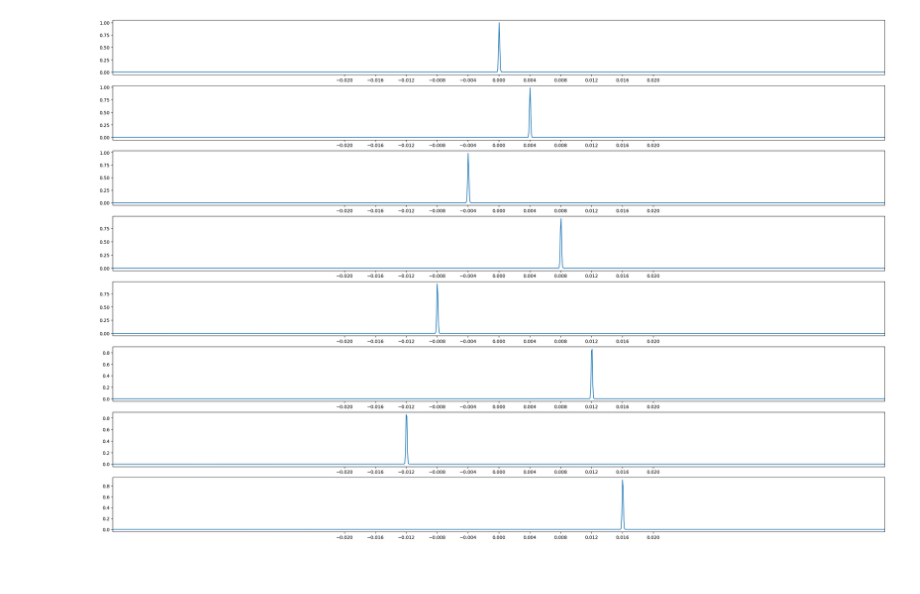
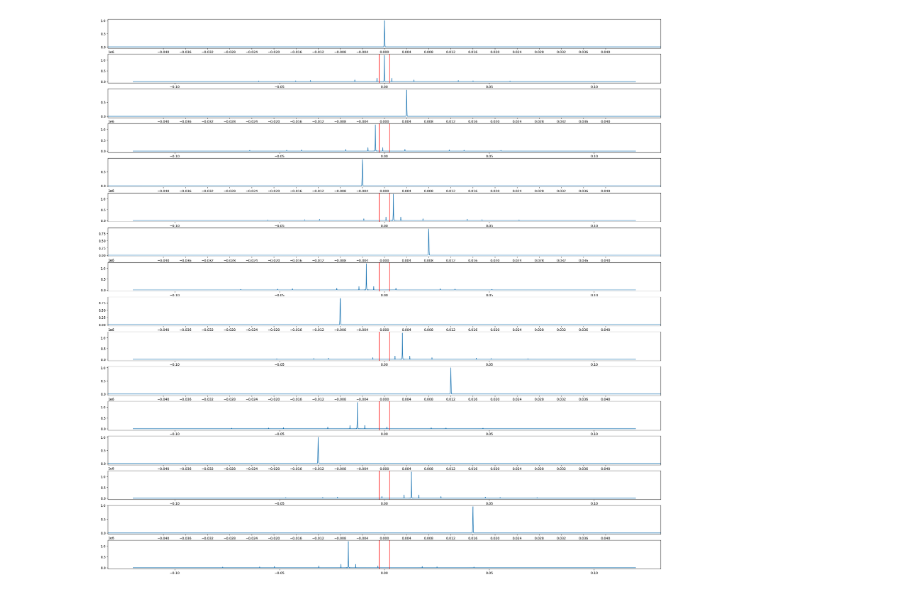
Before and after one commit to coreypowerdejong/simple_sim, a Jupyter notebook: test.ipynb, the cells around one changed output. Saved outputs shown, nothing was run; the diff lists cells and outputs as text; code cells hidden in the pictures.

Commit message:
Led array test script working

```diff
--- a/test.ipynb
+++ b/test.ipynb
@@ -14,23 +14,29 @@ setup = {
 }
 n = setup['N']
 sample_size = 4096
-sample = test_sum(sample_size, a=255, n_cycles=50, sigma=0.1)
+sample = test_sum(sample_size, a=255, n_cycles=512, sigma=0.1)
 object = np.zeros(n, dtype=np.complex128)
-object[n//2-sample_size//2:n//2+sample_size//2] = sample
+object = center_splice(object, sample)
 # %%
-_, ax = plt.subplots(8, 1, figsize=(30, 20))
-for i, x in enumerate(led_array(n_leds=32, spacing=4e-3)):
-    if i == 8:
-        break
+_, ax = plt.subplots(16, 1, figsize=(30, 30))
+
+# compute coordinates for aperture field
+kx = np.fft.fftfreq(setup['N'], d=setup['L']/setup['N'])
+kx = np.fft.fftshift(kx)*setup['lambda_0']*setup['f1']
+
+for i, (x, units) in enumerate(led_array(n_leds=8, spacing=4e-3)):
     x_out, _ = propogate_field(x)
     x_field = np.zeros(n, dtype=np.complex128)
     x_field[n//2-5000//2:n//2+5000//2] = x_out
     object_field = x_field * object
 
     # output = image(object_field, setup)
-    x_units = np.linspace(-0.223, 0.223, 5000)
-    ax[i].plot(x_units, np.abs(x))
-    ax[i].set_xticks([i*4e-3 for i in range(-5,6)])
-    ax[i].set_xlim(-0.05, 0.05)
+
+    ax[2*i].plot(units, np.abs(x))
+    ax[2*i].set_xticks([i*4e-3 for i in range(-10,11)])
+    ax[2*i].set_xlim(-0.05, 0.05)
+    ax[2*i+1].plot(kx, np.abs(fft(object_field)))
+    ax[2*i+1].axvline(x=setup['A']/2, color='r')
+    ax[2*i+1].axvline(x=-setup['A']/2, color='r')
 # %% [output]
-[figure, old version]
+[figure, new version]
```
